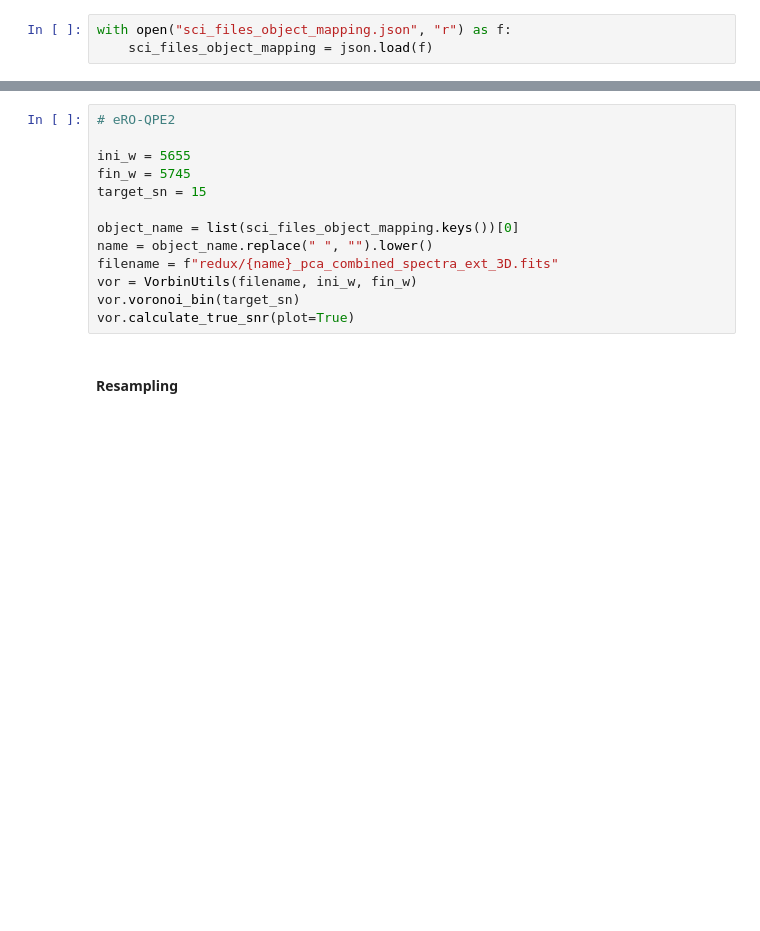
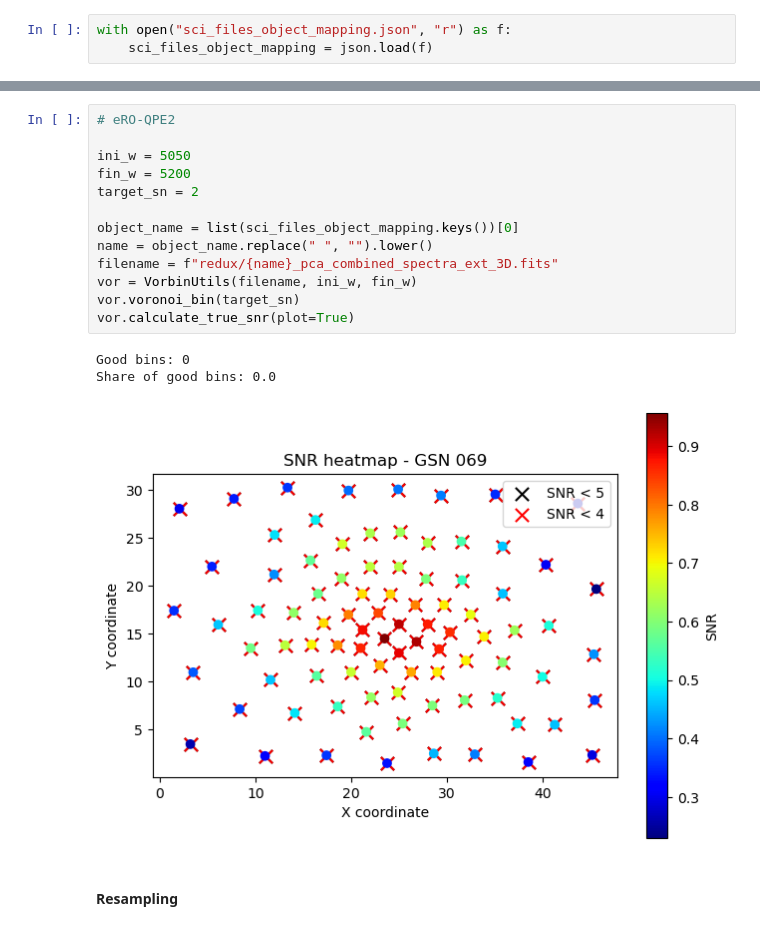
Before and after one commit to brunoritter/QPE, a Jupyter notebook: pipeline/07_starlight_preprocessing.ipynb, the cells around one changed output, grey strips where cells are left out. Cells and saved outputs as stored; diff of their text form; blank space fills up the shorter version.

```diff
--- a/pipeline/07_starlight_preprocessing.ipynb
+++ b/pipeline/07_starlight_preprocessing.ipynb
@@ -28,16 +28,20 @@ Share of good bins: 0.587
 # %%
 # eRO-QPE2
 
-ini_w = 5655
-fin_w = 5745
-target_sn = 15
+ini_w = 5050
+fin_w = 5200
+target_sn = 2
 
 object_name = list(sci_files_object_mapping.keys())[0]
 name = object_name.replace(" ", "").lower()
 filename = f"redux/{name}_pca_combined_spectra_ext_3D.fits"
 vor = VorbinUtils(filename, ini_w, fin_w)
 vor.voronoi_bin(target_sn)
 vor.calculate_true_snr(plot=True)
+# %% [output]
+Good bins: 0
+Share of good bins: 0.0
+[figure, added]
 # %% [markdown]
 #### Resampling
 # %%
```
Also changed, not shown: parts of 1 cell of this notebook, 1 other file.
